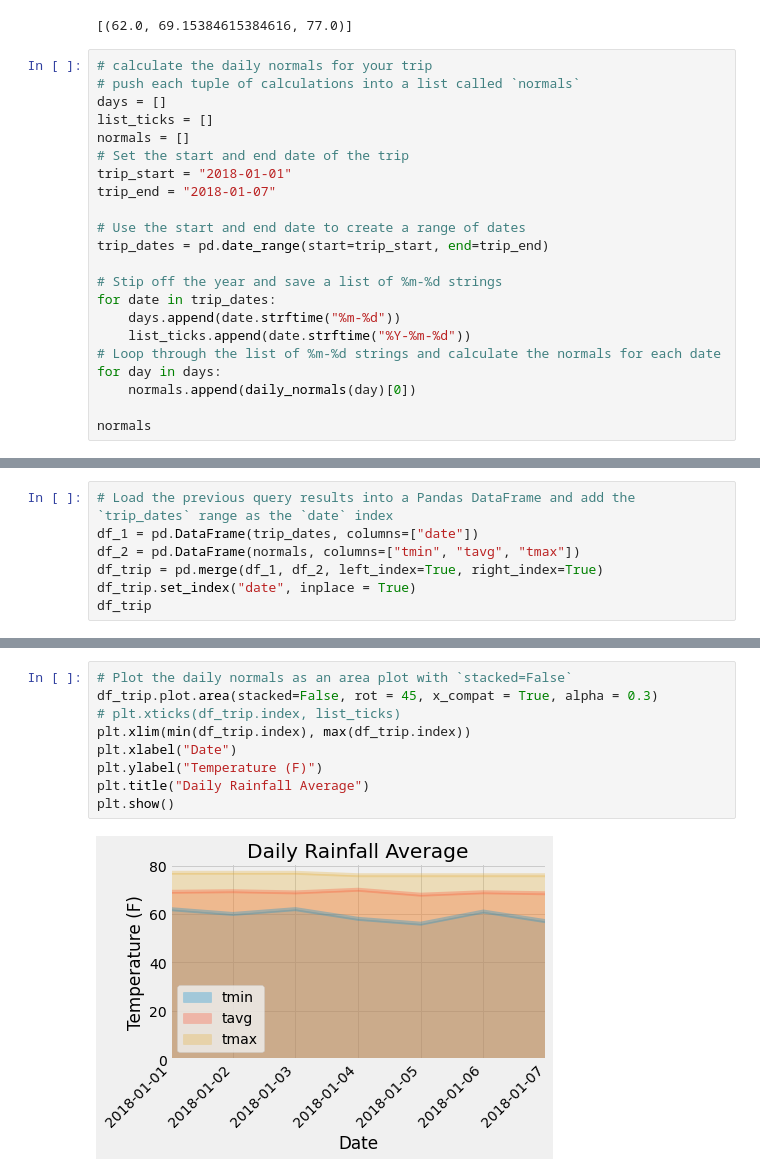
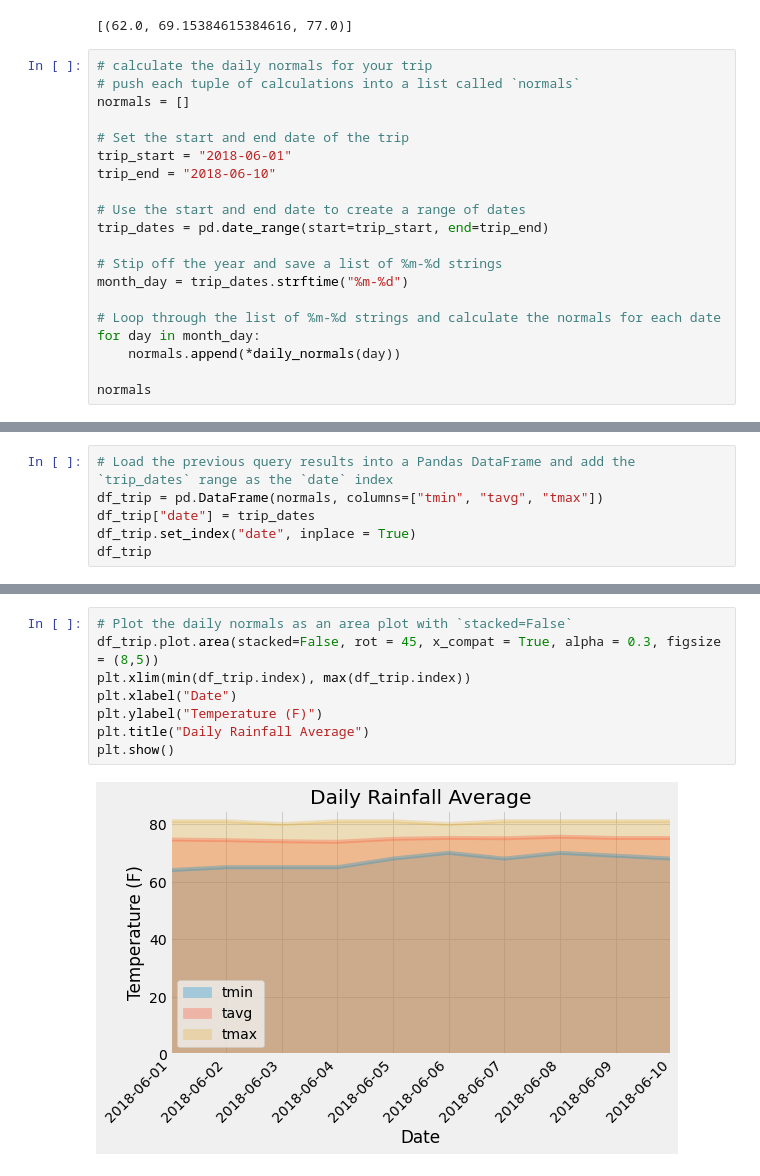
Before and after one commit to kk-deng/SQLAlchemy-Challenge, a Jupyter notebook: climate_starter.ipynb, the cells around one changed output, grey strips where cells are left out. Saved outputs shown, nothing was run; the diff lists cells and outputs as text.

```diff
--- a/climate_starter.ipynb
+++ b/climate_starter.ipynb
@@ -234,23 +314,21 @@ daily_normals("01-01")
 # %%
 # calculate the daily normals for your trip
 # push each tuple of calculations into a list called `normals`
-days = []
-list_ticks = []
 normals = []
+
 # Set the start and end date of the trip
-trip_start = "2018-01-01"
-trip_end = "2018-01-07"
+trip_start = "2018-06-01"
+trip_end = "2018-06-10"
 
 # Use the start and end date to create a range of dates
 trip_dates = pd.date_range(start=trip_start, end=trip_end)
 
 # Stip off the year and save a list of %m-%d strings
-for date in trip_dates:
-    days.append(date.strftime("%m-%d"))
-    list_ticks.append(date.strftime("%Y-%m-%d"))
+month_day = trip_dates.strftime("%m-%d")
+
 # Loop through the list of %m-%d strings and calculate the normals for each date
-for day in days:
-    normals.append(daily_normals(day)[0])
+for day in month_day:
+    normals.append(*daily_normals(day))
 
 normals
 # %% [output]
@@ -264,8 +345,7 @@ normals
 # %%
 # Load the previous query results into a Pandas DataFrame and add the `trip_dates` range as the `date` index
-df_1 = pd.DataFrame(trip_dates, columns=["date"])
-df_2 = pd.DataFrame(normals, columns=["tmin", "tavg", "tmax"])
-df_trip = pd.merge(df_1, df_2, left_index=True, right_index=True)
+df_trip = pd.DataFrame(normals, columns=["tmin", "tavg", "tmax"])
+df_trip["date"] = trip_dates
 df_trip.set_index("date", inplace = True)
 df_trip
 # %% [output]
@@ -281,11 +364,10 @@ df_trip
 # %%
 # Plot the daily normals as an area plot with `stacked=False`
-df_trip.plot.area(stacked=False, rot = 45, x_compat = True, alpha = 0.3)
-# plt.xticks(df_trip.index, list_ticks)
+df_trip.plot.area(stacked=False, rot = 45, x_compat = True, alpha = 0.3, figsize = (8,5))
 plt.xlim(min(df_trip.index), max(df_trip.index))
 plt.xlabel("Date")
 plt.ylabel("Temperature (F)")
 plt.title("Daily Rainfall Average")
 plt.show()
 # %% [output]
-[figure, old version]
+[figure, new version]
```
Also changed, not shown: parts of 18 cells of this notebook, 4 other files.
